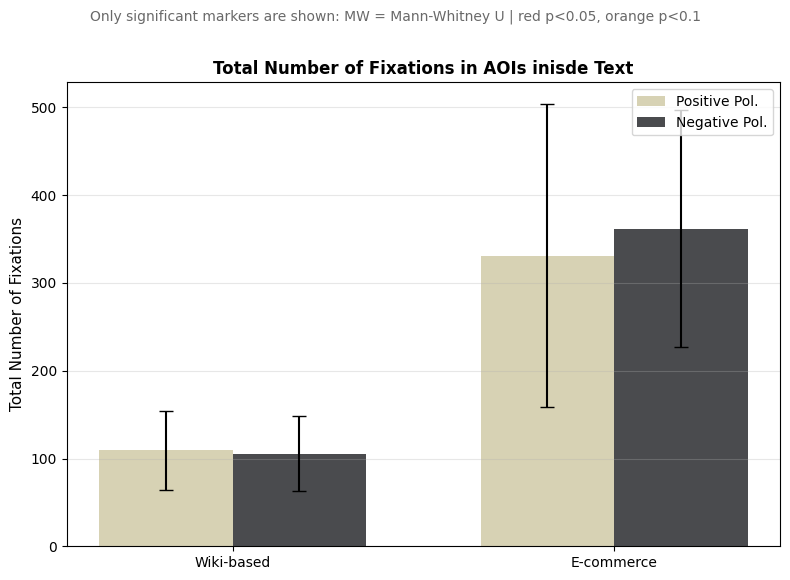
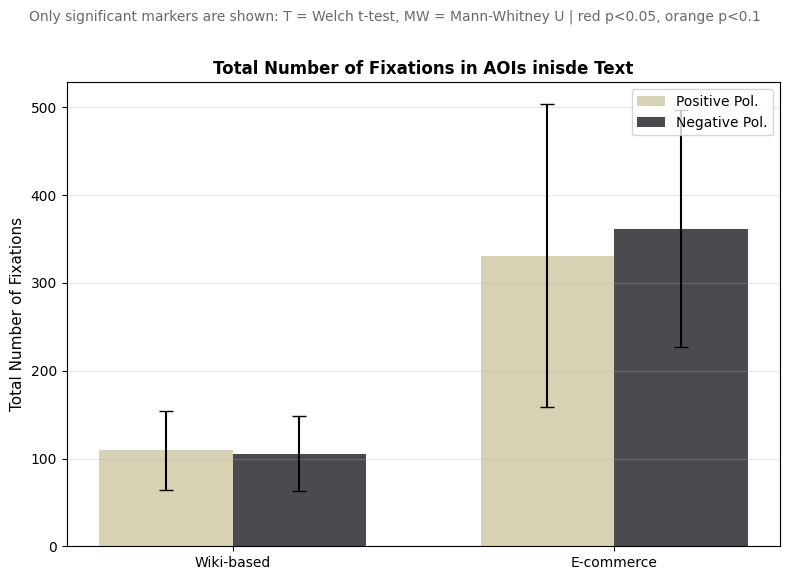
Unified diff of the notebook cell whose output changed from the first chart to the second:
--- before
+++ after
@@ -78,5 +78,5 @@
     0.5,
     0.94,
-    'Only significant markers are shown: MW = Mann-Whitney U | red p<0.05, orange p<0.1',
+    'Only significant markers are shown: T = Welch t-test, MW = Mann-Whitney U | red p<0.05, orange p<0.1',
     ha='center',
     fontsize=10,
@@ -84,4 +84,4 @@
 )
 plt.tight_layout(rect=[0, 0, 1, 0.90])
-
+fig.savefig(f'output/figures/regressions.png', dpi=300, bbox_inches='tight')
 plt.show()

Commit: results fixed